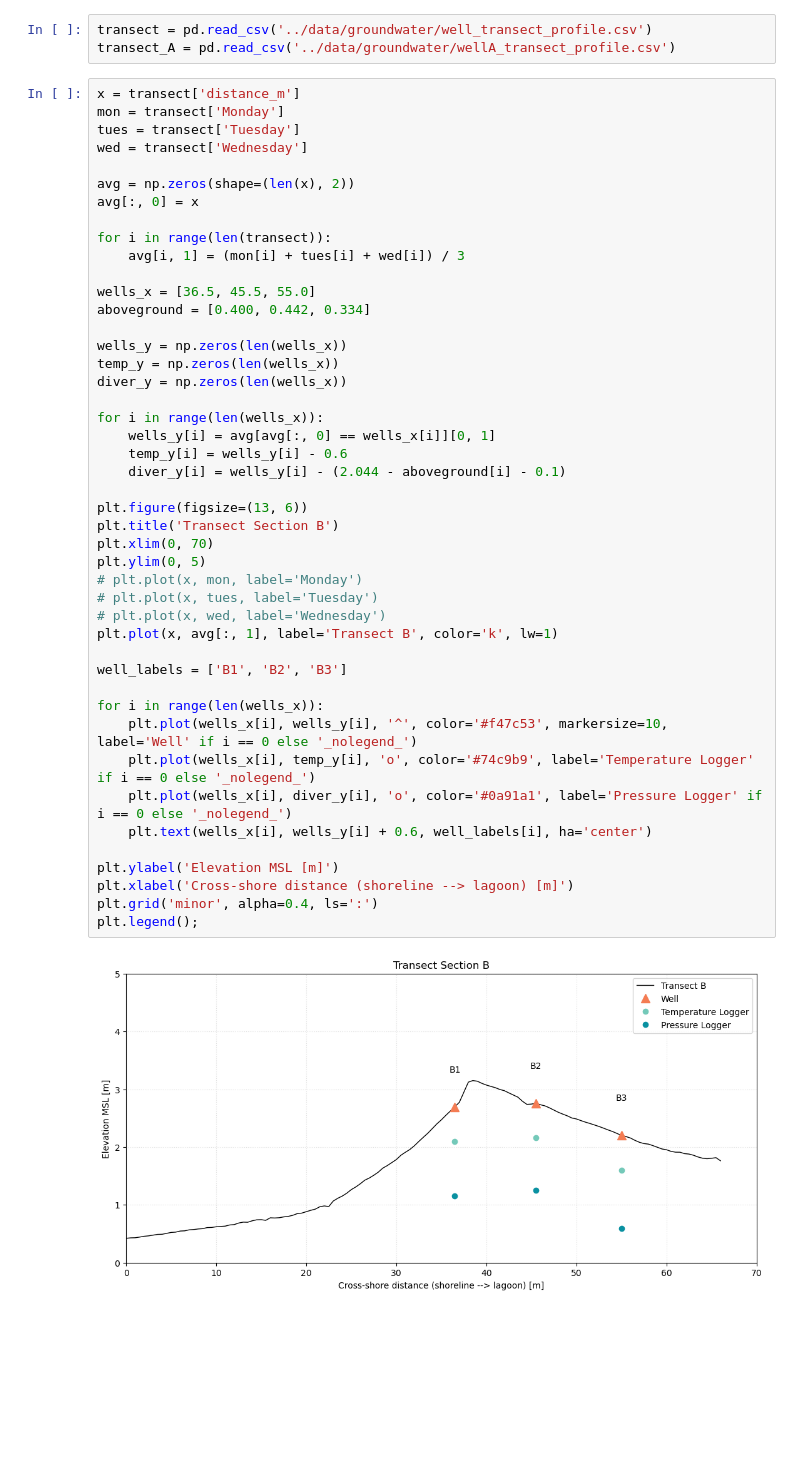
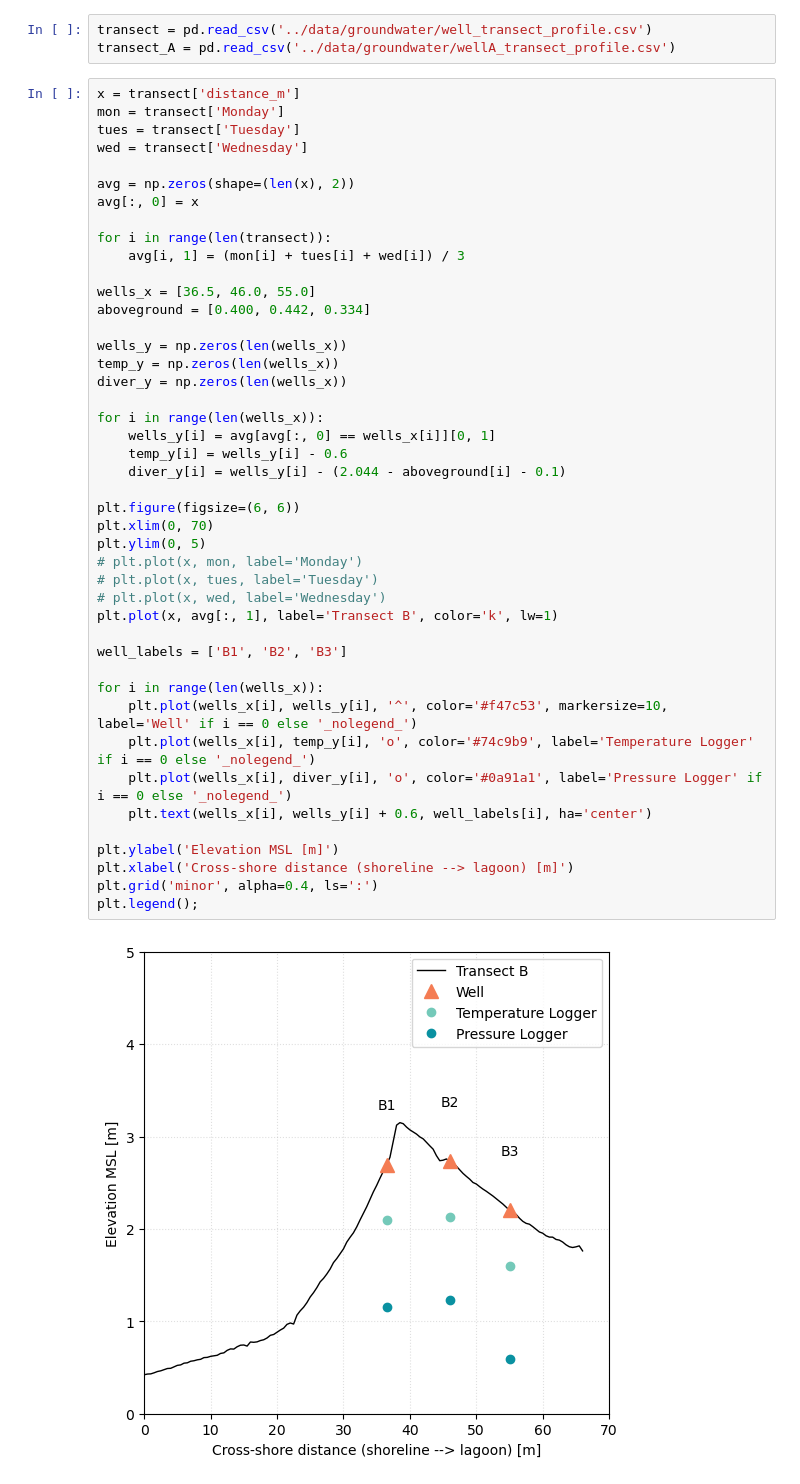
Before and after one commit to mdelemosschaper/quintaplaya, a Jupyter notebook: notebooks/Zoe_Transect_Maps.ipynb, the cells around one changed output. Saved outputs shown, nothing was run; the diff lists cells and outputs as text; blank space fills up the shorter version.

```diff
--- a/notebooks/Zoe_Transect_Maps.ipynb
+++ b/notebooks/Zoe_Transect_Maps.ipynb
@@ -18,41 +18,40 @@ avg[:, 0] = x
 for i in range(len(transect)):
     avg[i, 1] = (mon[i] + tues[i] + wed[i]) / 3
 
-wells_x = [36.5, 45.5, 55.0]
+wells_x = [36.5, 46.0, 55.0]
 aboveground = [0.400, 0.442, 0.334]
 
 wells_y = np.zeros(len(wells_x))
 temp_y = np.zeros(len(wells_x))
 diver_y = np.zeros(len(wells_x))
 
 for i in range(len(wells_x)):
     wells_y[i] = avg[avg[:, 0] == wells_x[i]][0, 1]
     temp_y[i] = wells_y[i] - 0.6
     diver_y[i] = wells_y[i] - (2.044 - aboveground[i] - 0.1)
 
-plt.figure(figsize=(13, 6))
-plt.title('Transect Section B')
+plt.figure(figsize=(6, 6))
 plt.xlim(0, 70)
 plt.ylim(0, 5)
 # plt.plot(x, mon, label='Monday')
 # plt.plot(x, tues, label='Tuesday')
 # plt.plot(x, wed, label='Wednesday')
 plt.plot(x, avg[:, 1], label='Transect B', color='k', lw=1)
 
 well_labels = ['B1', 'B2', 'B3']
 
 for i in range(len(wells_x)):
     plt.plot(wells_x[i], wells_y[i], '^', color='#f47c53', markersize=10, label='Well' if i == 0 else '_nolegend_')
     plt.plot(wells_x[i], temp_y[i], 'o', color='#74c9b9', label='Temperature Logger' if i == 0 else '_nolegend_')
     plt.plot(wells_x[i], diver_y[i], 'o', color='#0a91a1', label='Pressure Logger' if i == 0 else '_nolegend_')
     plt.text(wells_x[i], wells_y[i] + 0.6, well_labels[i], ha='center')
 
 plt.ylabel('Elevation MSL [m]')
 plt.xlabel('Cross-shore distance (shoreline --> lagoon) [m]')
 plt.grid('minor', alpha=0.4, ls=':')
 plt.legend();
 # %% [output]
-[figure, old version]
+[figure, new version]
 # %%
 x_A = transect_A['distance_m']
 mon_A = transect_A['Monday']
```
Also changed, not shown: parts of 1 cell of this notebook, 3 other files.
